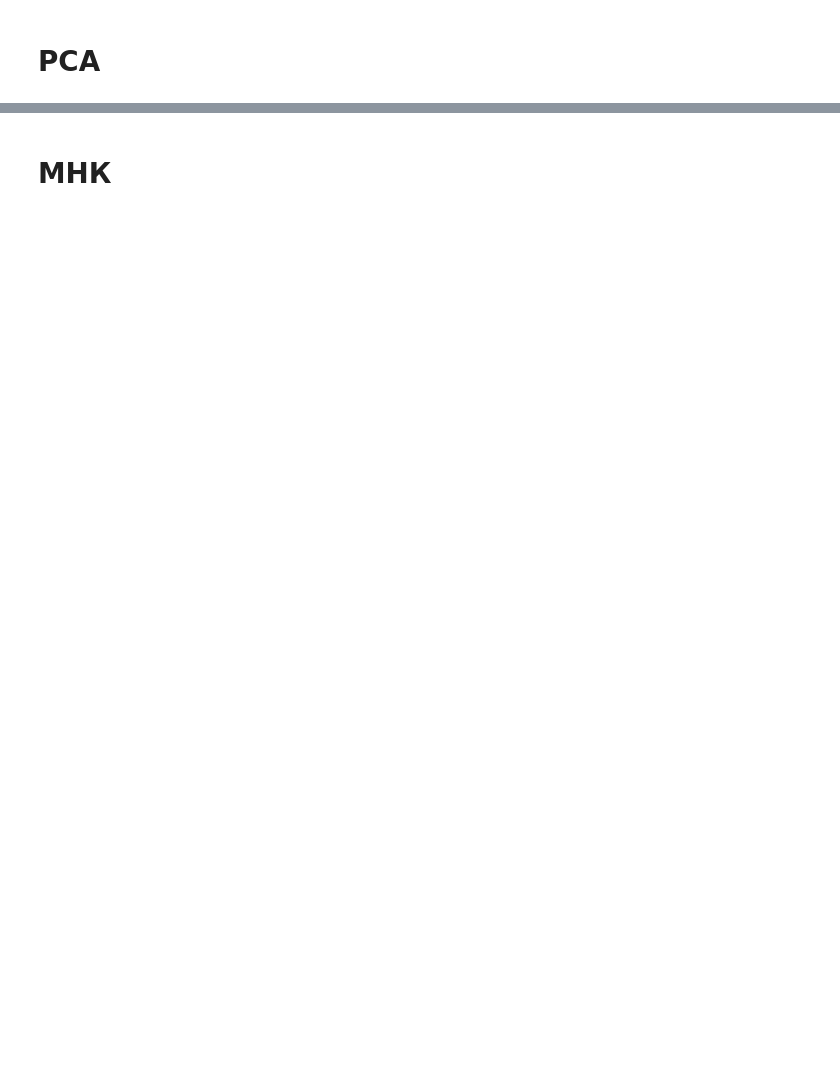
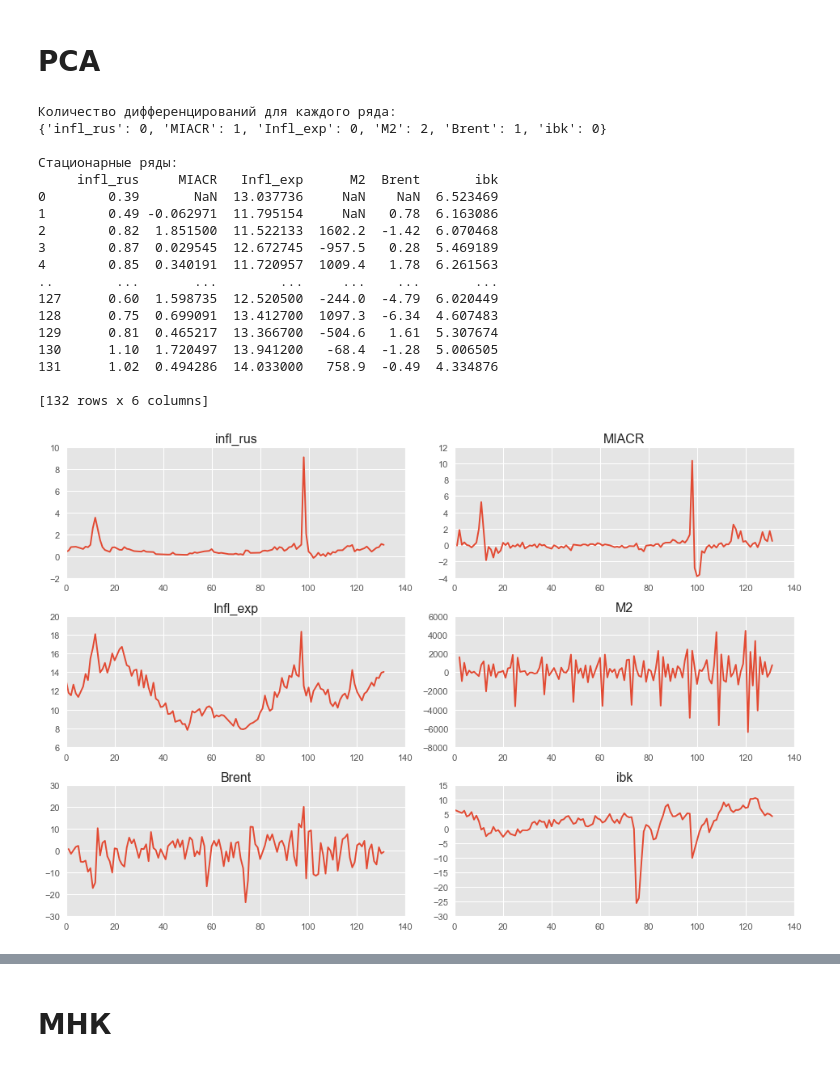
Before and after one commit to askarg/Diploma.-Inflation-model-using-PCA, a Jupyter notebook: PCA.ipynb, the cells around one changed output, grey strips where cells are left out. Saved outputs shown, nothing was run; the diff lists cells and outputs as text; code cells hidden in the pictures; blank space fills up the shorter version.

```diff
--- a/PCA.ipynb
+++ b/PCA.ipynb
@@ -13,3 +16,75 @@ from sklearn.metrics import mean_squared_error
 # %% [markdown]
 # PCA
+# %%
+def check_stationarity(series, alpha=0.05):
+    """
+    Проверка стационарности с помощью теста Дики-Фуллера.
+    Возвращает True, если ряд стационарный, иначе False.
+    """
+    result = adfuller(series)
+    p_value = result[1]
+    return p_value <= alpha
+
+# Функция для приведения ряда к стационарному виду
+def make_stationary(series, max_diff=5):
+    """
+    Приводит ряд к стационарному виду с помощью дифференцирования.
+    Возвращает стационарный ряд и количество примененных дифференцирований.
+    """
+    diff_count = 0
+    while not check_stationarity(series) and diff_count < max_diff:
+        series = series.diff().dropna()
+        diff_count += 1
+    return series, diff_count
+
+df = pd.read_csv('infl_rus.csv')
+df = df.iloc[:, 2:]
+
+# Применение ко всем столбцам DataFrame
+stationary_df = pd.DataFrame()
+diff_counts = {}
+
+for column in df.columns:
+    series = df[column]
+    stationary_series, diff_count = make_stationary(series)
+    stationary_df[column] = stationary_series
+    diff_counts[column] = diff_count
+
+# Вывод результатов
+print("Количество дифференцирований для каждого ряда:")
+print(diff_counts)
+
+print("\nСтационарные ряды:")
+print(stationary_df)
+
+# Визуализация стационарных рядов
+import matplotlib.pyplot as plt
+
+plt.figure(figsize=(12, 8))
+for i, column in enumerate(stationary_df.columns, 1):
+    plt.subplot(3, 2, i)
+    plt.plot(stationary_df[column])
+    plt.title(column)
+plt.tight_layout()
+plt.show()
+# %% [output]
+Количество дифференцирований для каждого ряда:
+{'infl_rus': 0, 'MIACR': 1, 'Infl_exp': 0, 'M2': 2, 'Brent': 1, 'ibk': 0}
+
+Стационарные ряды:
+     infl_rus     MIACR   Infl_exp      M2  Brent       ibk
+0        0.39       NaN  13.037736     NaN    NaN  6.523469
+1        0.49 -0.062971  11.795154     NaN   0.78  6.163086
+2        0.82  1.851500  11.522133  1602.2  -1.42  6.070468
+3        0.87  0.029545  12.672745  -957.5   0.28  5.469189
+4        0.85  0.340191  11.720957  1009.4   1.78  6.261563
+..        ...       ...        ...     ...    ...       ...
+127      0.60  1.598735  12.520500  -244.0  -4.79  6.020449
+128      0.75  0.699091  13.412700  1097.3  -6.34  4.607483
+129      0.81  0.465217  13.366700  -504.6   1.61  5.307674
+130      1.10  1.720497  13.941200   -68.4  -1.28  5.006505
+131      1.02  0.494286  14.033000   758.9  -0.49  4.334876
+
+[132 rows x 6 columns]
+[figure, added]
 # %%
```
Also changed, not shown: parts of 9 cells of this notebook, 8 other files.
